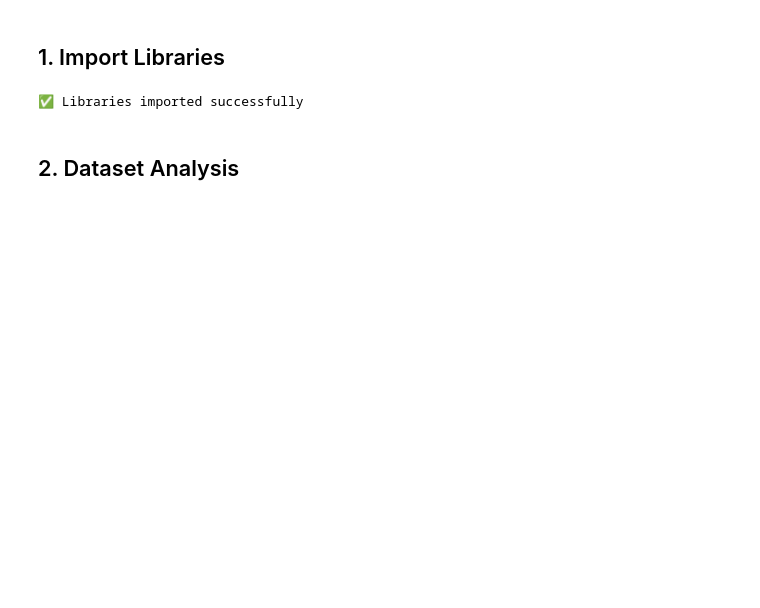
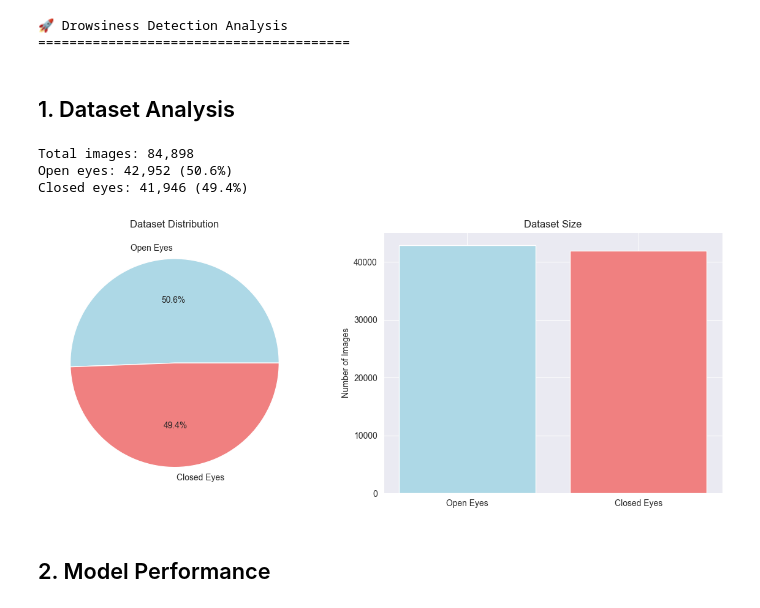
Before and after one commit to tran-hoang-nhan/Drowsiness-Detection, a Jupyter notebook: drowsiness_detection/analysis.ipynb, the cells around one changed output. Cells and saved outputs as stored; diff of their text form; code cells hidden in the pictures; blank space fills up the shorter version.

```diff
--- a/drowsiness_detection/analysis.ipynb
+++ b/drowsiness_detection/analysis.ipynb
@@ -5,21 +4,60 @@
+# %%
+import cv2
+import numpy as np
+import pandas as pd
+import matplotlib.pyplot as plt
+import seaborn as sns
+import pickle
+import os
+import warnings
+warnings.filterwarnings('ignore')
+
+print("🚀 Drowsiness Detection Analysis")
+print("=" * 40)
+# %% [output]
+🚀 Drowsiness Detection Analysis
+========================================
 # %% [markdown]
-## 1. Import Libraries
+## 1. Dataset Analysis
-# %%
-import cv2
-import numpy as np
-import matplotlib.pyplot as plt
-import seaborn as sns
-import os
-import pickle
-from sklearn.metrics import classification_report, confusion_matrix
-import pandas as pd
-
-# Set style
-plt.style.use('seaborn-v0_8')
-sns.set_palette("husl")
-
-print("✅ Libraries imported successfully")
-# %% [output]
-✅ Libraries imported successfully
+# %%
+def analyze_dataset(data_path='data/eyes'):
+    open_path = os.path.join(data_path, 'open')
+    closed_path = os.path.join(data_path, 'closed')
+
+    open_files = len([f for f in os.listdir(open_path) if f.endswith(('.jpg', '.png'))]) if os.path.exists(open_path) else 0
+    closed_files = len([f for f in os.listdir(closed_path) if f.endswith(('.jpg', '.png'))]) if os.path.exists(closed_path) else 0
+
+    total = open_files + closed_files
+
+    print(f"Total images: {total:,}")
+    print(f"Open eyes: {open_files:,} ({open_files/total*100:.1f}%)")
+    print(f"Closed eyes: {closed_files:,} ({closed_files/total*100:.1f}%)")
+
+    return {'total': total, 'open': open_files, 'closed': closed_files}
+
+dataset_info = analyze_dataset()
+# %% [output]
+Total images: 84,898
+Open eyes: 42,952 (50.6%)
+Closed eyes: 41,946 (49.4%)
+# %%
+# Visualize dataset
+fig, (ax1, ax2) = plt.subplots(1, 2, figsize=(12, 5))
+
+labels = ['Open Eyes', 'Closed Eyes']
+sizes = [dataset_info['open'], dataset_info['closed']]
+colors = ['lightblue', 'lightcoral']
+
+ax1.pie(sizes, labels=labels, colors=colors, autopct='%1.1f%%')
+ax1.set_title('Dataset Distribution')
+
+ax2.bar(labels, sizes, color=colors)
+ax2.set_title('Dataset Size')
+ax2.set_ylabel('Number of Images')
+
+plt.tight_layout()
+plt.show()
+# %% [output]
+[figure, added]
 # %% [markdown]
-## 2. Dataset Analysis
+## 2. Model Performance
```
Also changed, not shown: parts of 21 cells of this notebook, 9 other files.
